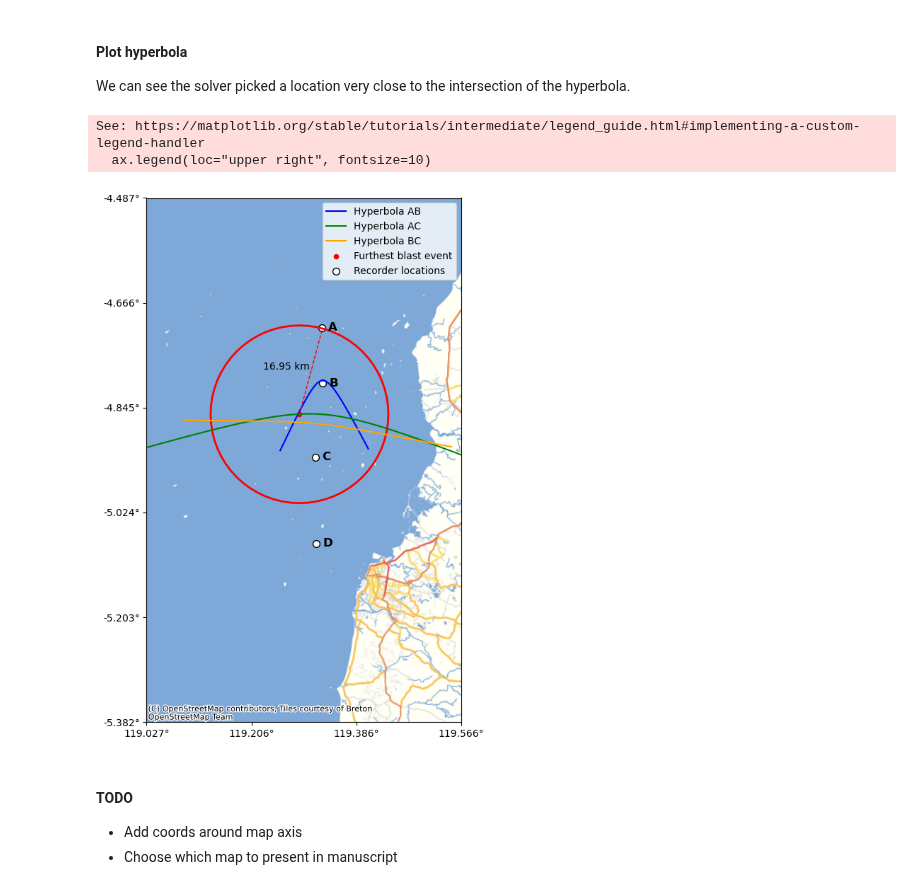
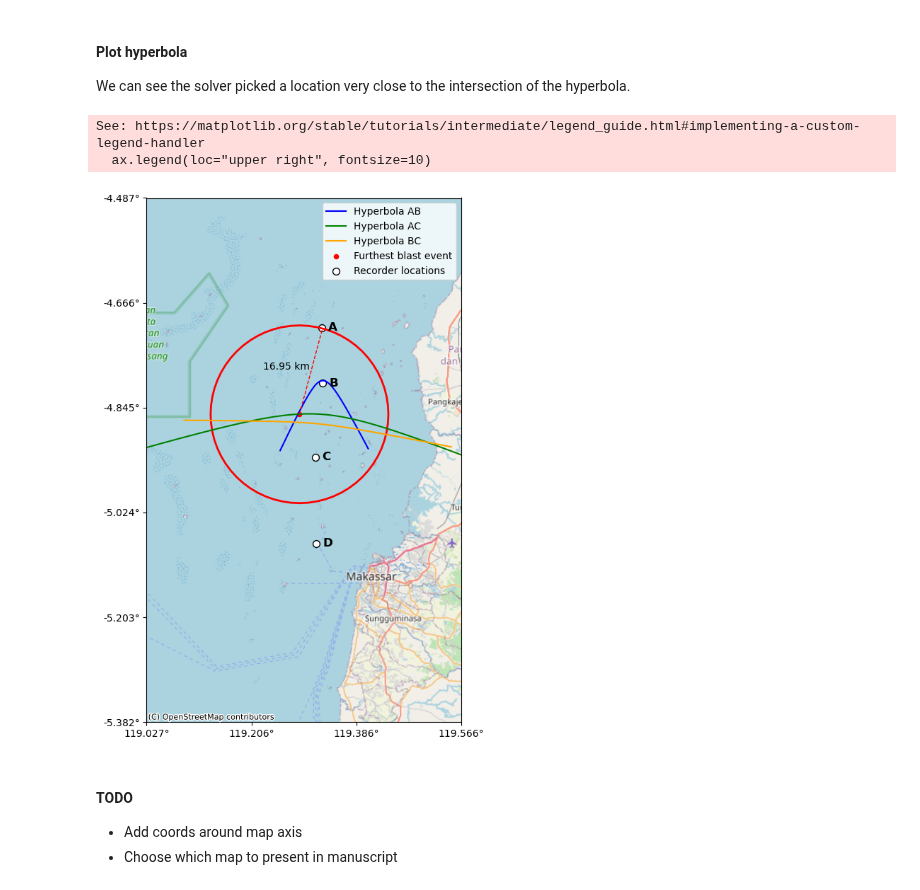
Before and after one commit to BenUCL/Bomb-Fishing, a Jupyter notebook: code/misc/acoustic_localization_notebook.ipynb, the cells around one changed output. Drawn from its saved outputs; the diff is of its cells as text; code cells hidden in the pictures.

```diff
--- a/code/misc/acoustic_localization_notebook.ipynb
+++ b/code/misc/acoustic_localization_notebook.ipynb
@@ -798,7 +798,7 @@ ax.set_ylim(ymin - buf, ymax + buf)
 
 
 # Basemap
-provider = ctx.providers.OpenStreetMap.CAT
+provider = ctx.providers.OpenStreetMap.Mapnik #CAT
 ctx.add_basemap(ax, source=provider, crs="EPSG:3857")
 
 # Add north arrow
@@ -963,35 +963,35 @@ ax.set_xlim(xmin - buf, xmax + buf)
 ax.set_ylim(ymin - buf, ymax + buf)
 
 # Basemap
-provider = ctx.providers.OpenStreetMap.CAT
+provider = ctx.providers.OpenStreetMap.Mapnik #CAT
 ctx.add_basemap(ax, source=provider, crs="EPSG:3857")
 
 # Enable lat/lon tick labels on the existing axes ===
 # Turn the axes back on so tick lines appear:
 ax.set_axis_on()
 ax.xaxis.set_ticks_position("bottom")
 ax.yaxis.set_ticks_position("left")
 ax.tick_params(axis="both", labelsize=10)
 
 # Format ticks as degrees:
 ax.xaxis.set_major_formatter(mticker.FuncFormatter(make_x_formatter(decimals=3)))
 ax.yaxis.set_major_formatter(mticker.FuncFormatter(make_y_formatter(decimals=3)))
 
 # Show only every second tick on x axis to avoid clutter
 xticks = ax.get_xticks()
 ax.set_xticks(xticks[::2])
 yticks = ax.get_yticks()
 ax.set_yticks(yticks[::1])
 
 # Legend and final layout
 ax.legend(loc="upper right", fontsize=10)
 #ax.set_axis_off()  # hides only the frame, but keeps tick labels
 plt.tight_layout()
 plt.show()
 # %% [output]
 See: https://matplotlib.org/stable/tutorials/intermediate/legend_guide.html#implementing-a-custom-legend-handler
   ax.legend(loc="upper right", fontsize=10)
-[figure, old version]
+[figure, new version]
 # %% [markdown]
 #### TODO
 - Add coords around map axis
```
Also changed, not shown: parts of 2 cells of this notebook.
